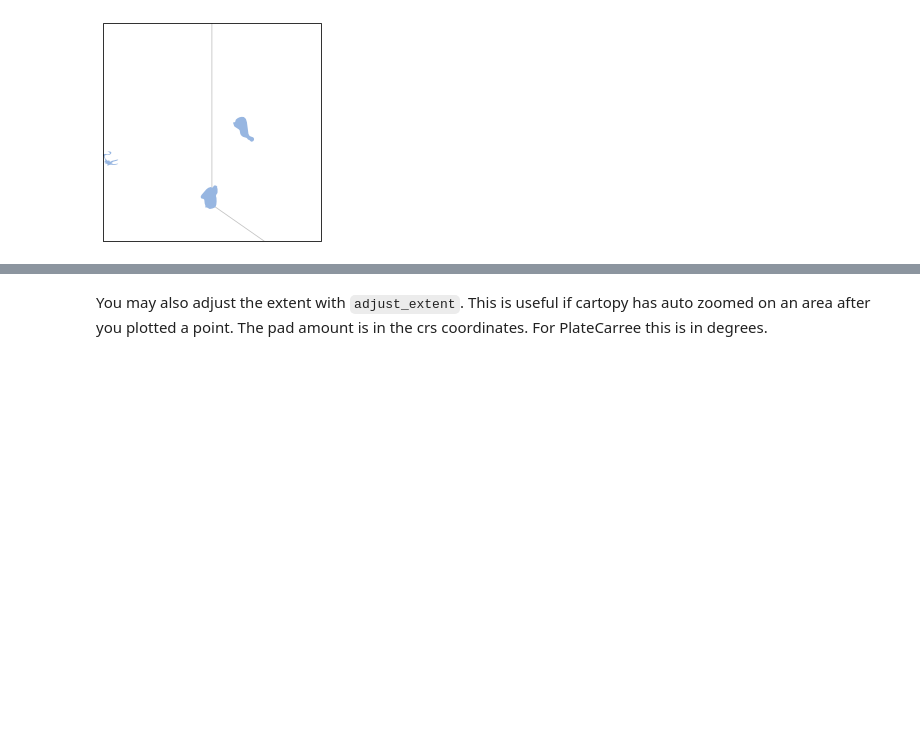
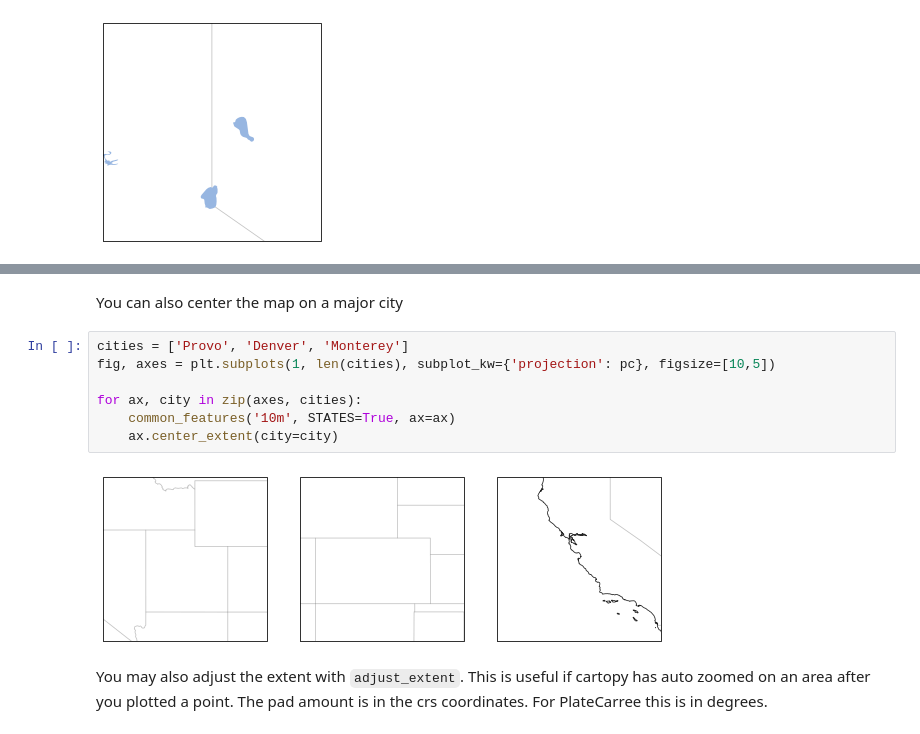
Before and after one commit to blaylockbk/Carpenter_Workshop, a Jupyter notebook: notebooks/demo_cartopy_tools.ipynb, the cells around one changed output, grey strips where cells are left out. Saved outputs shown, nothing was run; the diff lists cells and outputs as text; blank space fills up the shorter version.

```diff
--- a/notebooks/demo_cartopy_tools.ipynb
+++ b/notebooks/demo_cartopy_tools.ipynb
@@ -194,3 +205,14 @@ ax.center_extent(lat=40, lon=-120, pad=1.5)   # Adjust the padding to zoom in or
+# %% [markdown]
+You can also center the map on a major city
+# %%
+cities = ['Provo', 'Denver', 'Monterey']
+fig, axes = plt.subplots(1, len(cities), subplot_kw={'projection': pc}, figsize=[10,5])
+
+for ax, city in zip(axes, cities):
+    common_features('10m', STATES=True, ax=ax)
+    ax.center_extent(city=city)
+# %% [output]
+[figure, added]
 # %% [markdown]
 You may also adjust the extent with `adjust_extent`. This is useful if cartopy has auto zoomed on an area after you plotted a point. The pad amount is in the crs coordinates. For PlateCarree this is in degrees.
 # %%
```
Also changed, not shown: parts of 2 cells of this notebook, 1 other file.
